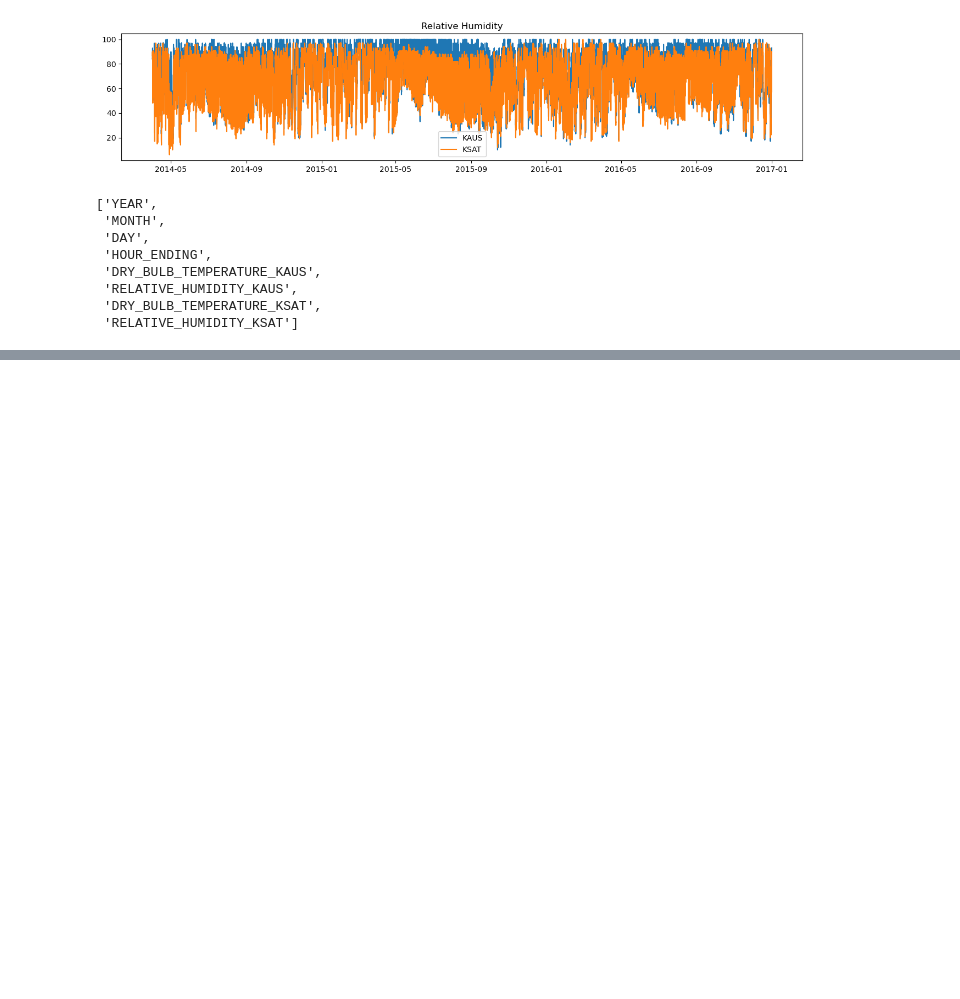
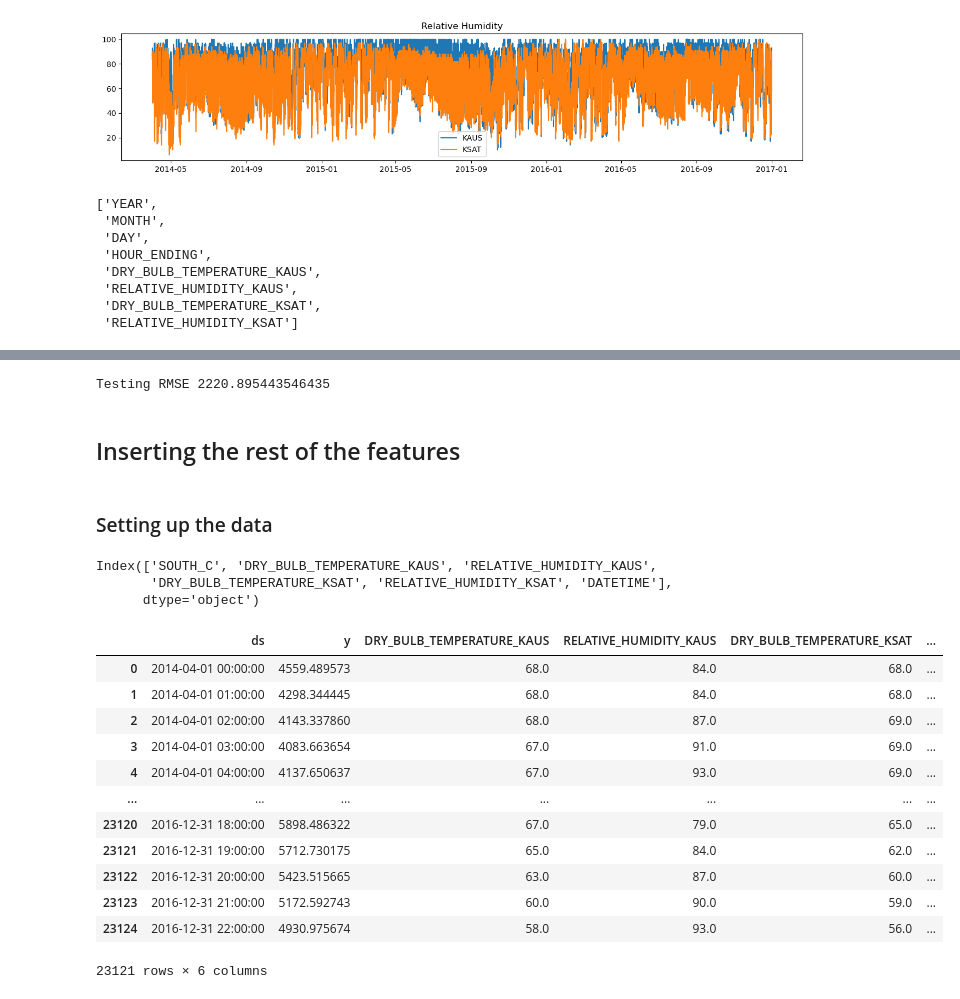
Before and after one commit to cLawson101/CS-391L-Final-Project, a Jupyter notebook: south_central_wz_transformer-prophet.ipynb, the cells around one changed output, grey strips where cells are left out. Drawn from its saved outputs; the diff is of its cells as text; code cells hidden in the pictures; blank space fills up the shorter version.

```diff
--- a/south_central_wz_transformer-prophet.ipynb
+++ b/south_central_wz_transformer-prophet.ipynb
@@ -208,0 +202,51 @@ Testing RMSE 2404.559519422706
+# %%
+testing["Squared_Error"] = (testing["y"] - testing["yhat"]) * (testing["y"] - testing["yhat"])
+rmse_test = np.sqrt(testing["Squared_Error"].mean())
+
+print("Testing RMSE", rmse_test)
+# %% [output]
+Testing RMSE 2220.895443546435
+# %% [markdown]
+## Inserting the rest of the features
+# %% [markdown]
+### Setting up the data
+# %%
+lim_datetime.columns
+# %% [output]
+Index(['SOUTH_C', 'DRY_BULB_TEMPERATURE_KAUS', 'RELATIVE_HUMIDITY_KAUS',
+       'DRY_BULB_TEMPERATURE_KSAT', 'RELATIVE_HUMIDITY_KSAT', 'DATETIME'],
+      dtype='object')
+# %%
+all_prophet_data = lim_datetime.copy()
+
+rename = {
+    "DATETIME": "ds",
+    "SOUTH_C": "y"
+}
+
+restructure = [
+    "ds",
+    "y",
+    "DRY_BULB_TEMPERATURE_KAUS",
+    "RELATIVE_HUMIDITY_KAUS",
+    "DRY_BULB_TEMPERATURE_KSAT",
+    "RELATIVE_HUMIDITY_KSAT"
+]
+
+all_prophet_data = all_prophet_data.rename(columns = rename)
+all_prophet_data = all_prophet_data[restructure]
+all_prophet_data
+# %% [output]
+|  | ds | y | DRY_BULB_TEMPERATURE_KAUS | RELATIVE_HUMIDITY_KAUS | DRY_BULB_TEMPERATURE_KSAT | ... |
+| 0 | 2014-04-01 00:00:00 | 4559.489573 | 68.0 | 84.0 | 68.0 | ... |
+| 1 | 2014-04-01 01:00:00 | 4298.344445 | 68.0 | 84.0 | 68.0 | ... |
+| 2 | 2014-04-01 02:00:00 | 4143.337860 | 68.0 | 87.0 | 69.0 | ... |
+| 3 | 2014-04-01 03:00:00 | 4083.663654 | 67.0 | 91.0 | 69.0 | ... |
+| 4 | 2014-04-01 04:00:00 | 4137.650637 | 67.0 | 93.0 | 69.0 | ... |
+| ... | ... | ... | ... | ... | ... | ... |
+| 23120 | 2016-12-31 18:00:00 | 5898.486322 | 67.0 | 79.0 | 65.0 | ... |
+| 23121 | 2016-12-31 19:00:00 | 5712.730175 | 65.0 | 84.0 | 62.0 | ... |
+| 23122 | 2016-12-31 20:00:00 | 5423.515665 | 63.0 | 87.0 | 60.0 | ... |
+| 23123 | 2016-12-31 21:00:00 | 5172.592743 | 60.0 | 90.0 | 59.0 | ... |
+| 23124 | 2016-12-31 22:00:00 | 4930.975674 | 58.0 | 93.0 | 56.0 | ... |
+23121 rows × 6 columns
```
Also changed, not shown: parts of 34 cells of this notebook.
